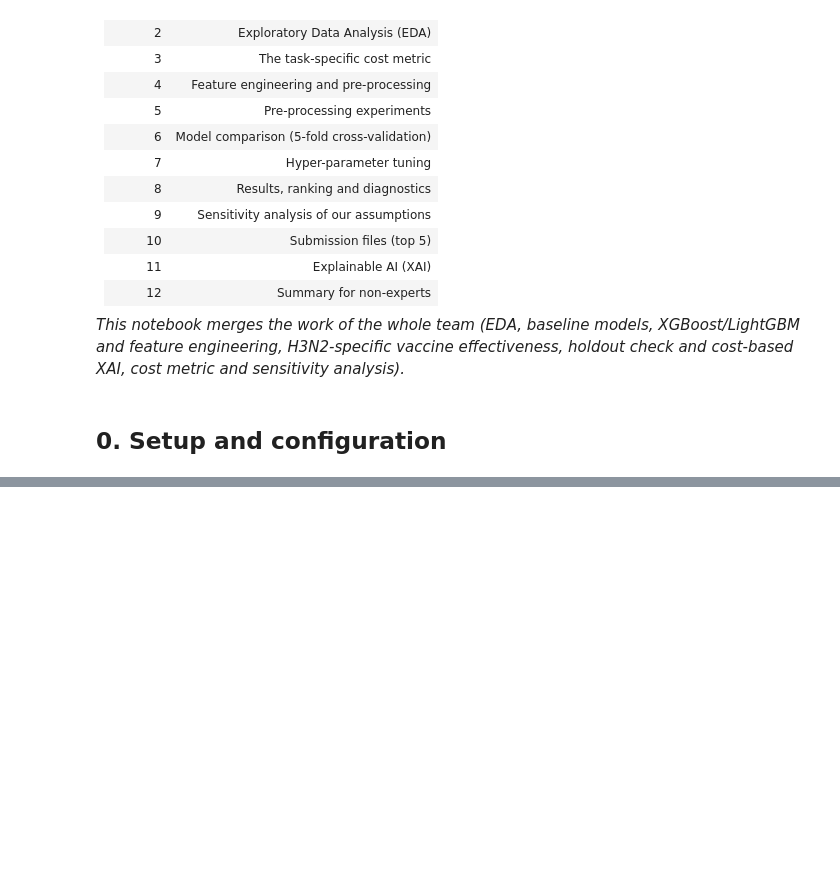
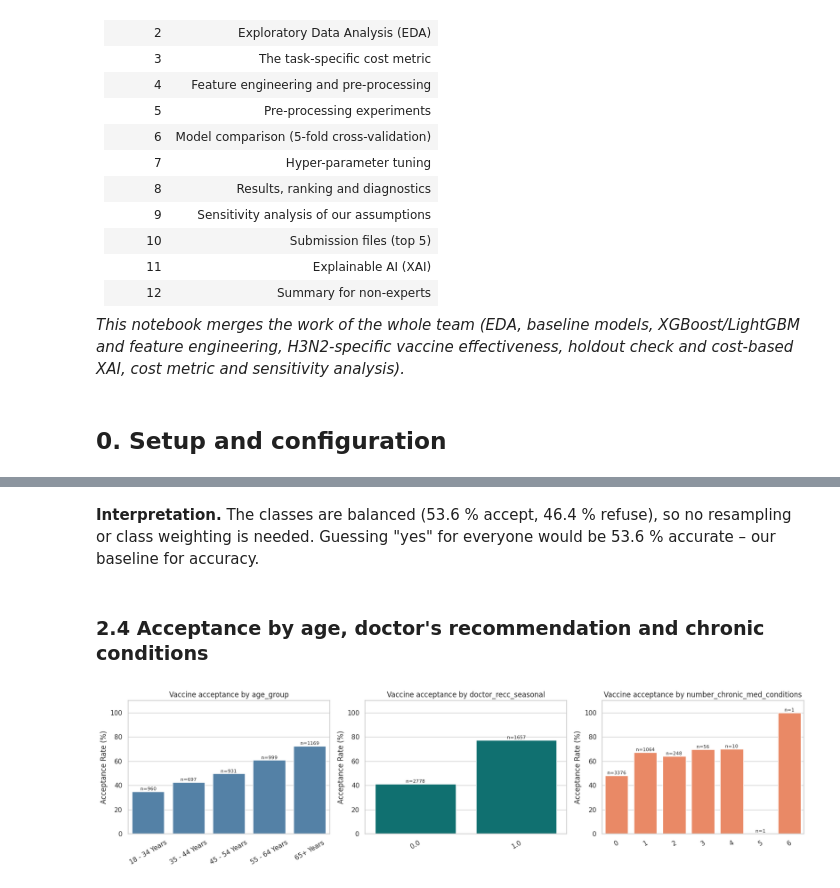
Before and after one commit to UH-RMDS-DataChallenge-2026/data-science-challenge, a Jupyter notebook: Data_Science_Challenge.ipynb, the cells around one changed output, grey strips where cells are left out. Saved outputs shown, nothing was run; the diff lists cells and outputs as text; code cells hidden in the pictures; blank space fills up the shorter version.

```diff
--- a/Data_Science_Challenge.ipynb
+++ b/Data_Science_Challenge.ipynb
@@ -78,0 +229,18 @@ skf = StratifiedKFold(n_splits=N_FOLDS, shuffle=True, random_state=RANDOM_STATE)
+# %% [markdown]
+**Interpretation.** The classes are balanced (53.6 % accept, 46.4 % refuse), so no resampling or class weighting is needed. Guessing "yes" for everyone would be 53.6 % accurate – our baseline for accuracy.
+# %% [markdown]
+### 2.4 Acceptance by age, doctor's recommendation and chronic conditions
+# %%
+fig, axes = plt.subplots(1, 3, figsize=(17, 4.5))
+for ax, feat, colour in zip(axes, ["age_group", "doctor_recc_seasonal", "number_chronic_med_conditions"],
+                            ["steelblue", "teal", "coral"]):
+    rate = train.groupby(feat)[TARGET].mean() * 100            # acceptance rate per category
+    n = train.groupby(feat)[TARGET].size()                     # how many people per category
+    sns.barplot(x=rate.index.astype(str), y=rate.values, ax=ax, color=colour)
+    for i, (r, c) in enumerate(zip(rate.values, n.values)):     # annotate group sizes (small groups are unreliable)
+        ax.text(i, r + 1, f"n={c}", ha="center", fontsize=8)
+    ax.set_title(f"Vaccine acceptance by {feat}"); ax.set_ylabel("Acceptance Rate (%)"); ax.set_xlabel("")
+    ax.tick_params(axis="x", rotation=30); ax.set_ylim(0, 110)
+plt.tight_layout(); plt.show()
+# %% [output]
+[figure, added]
```
Also changed, not shown: parts of 25 cells of this notebook.
